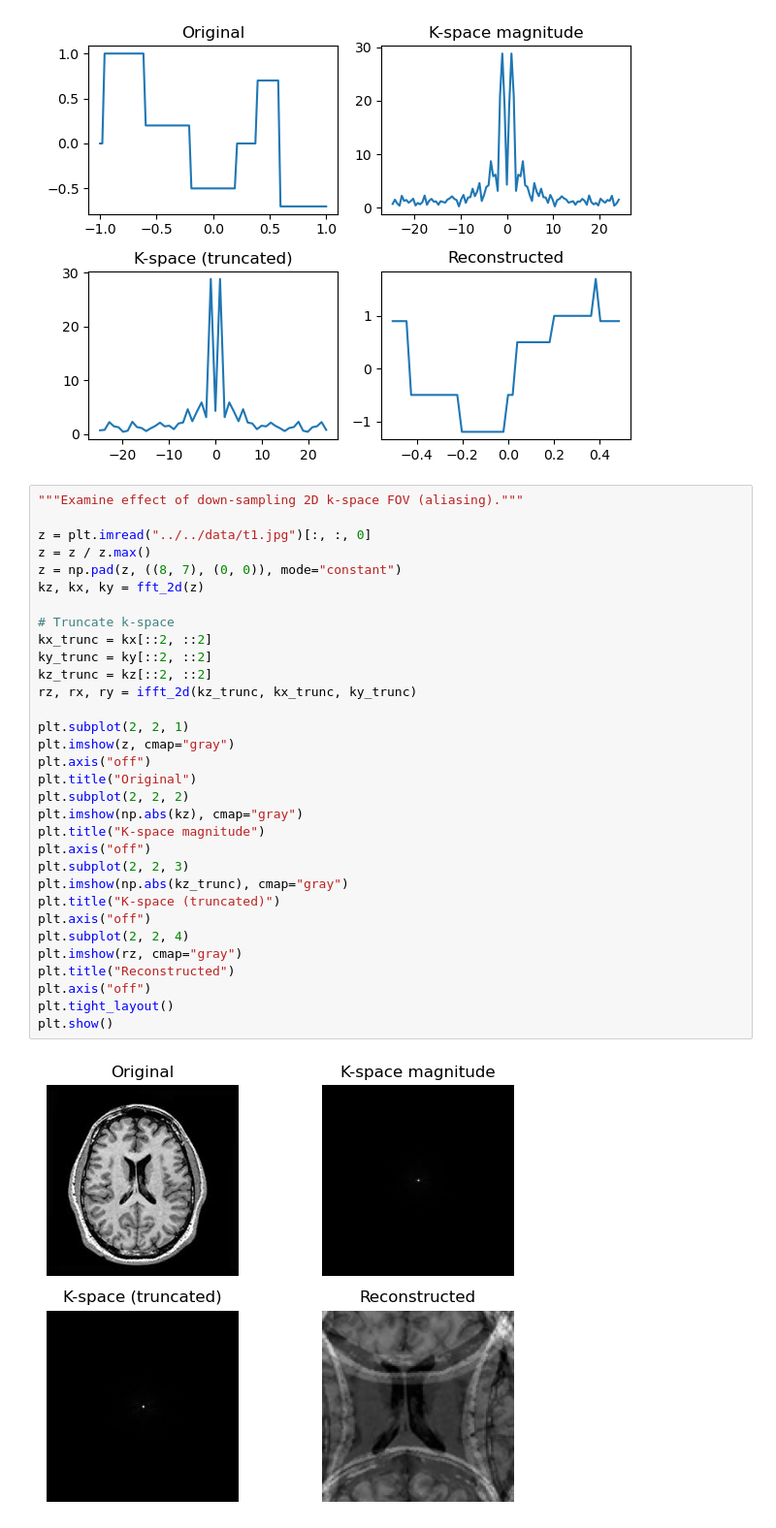
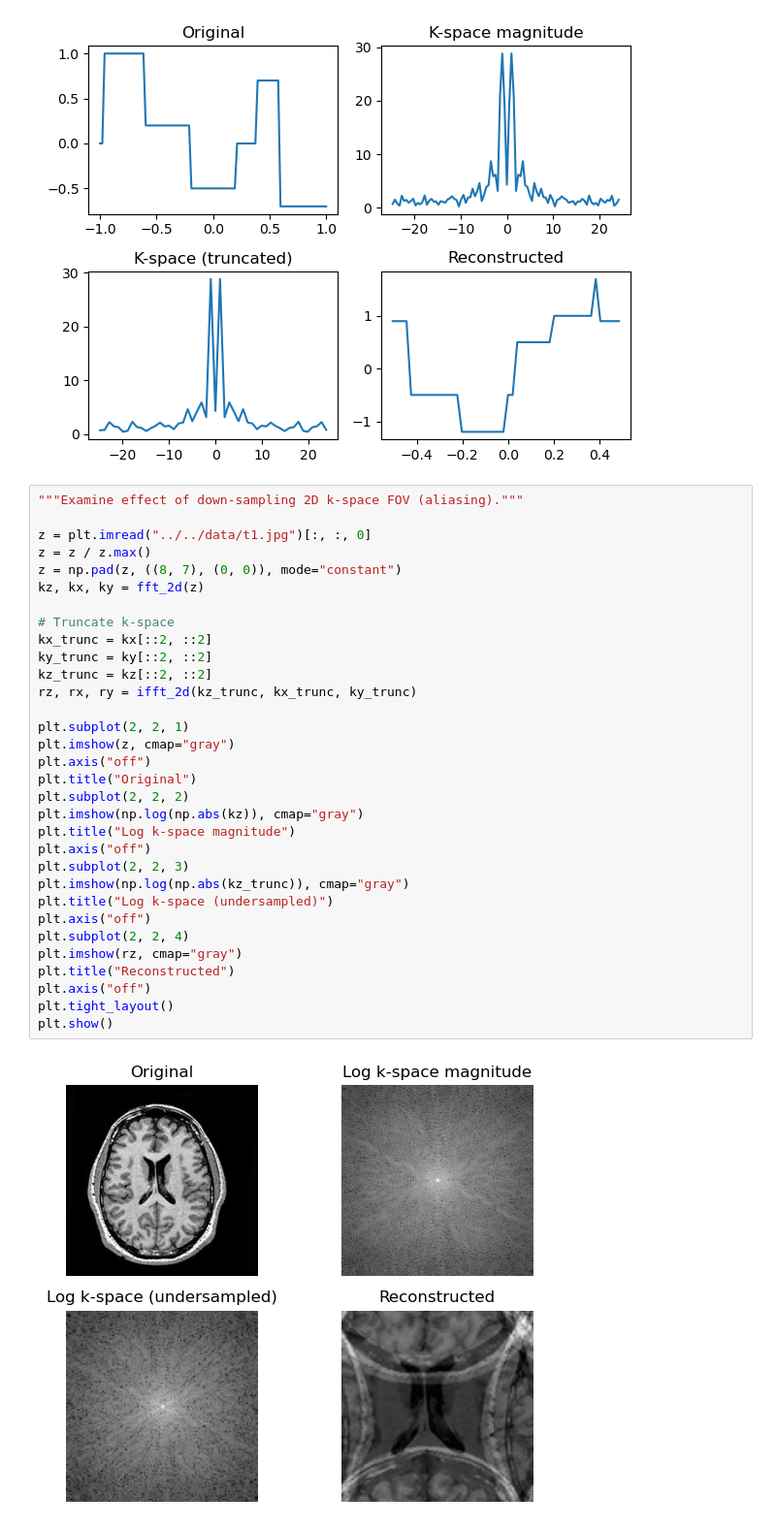
Before and after one commit to markpinnock/inverse-problems, a Jupyter notebook: notebooks/03_basics_mri/01_fft.ipynb, the cells around one changed output. Shown at 97% size. Drawn from its saved outputs; the diff is of its cells as text.

Commit message:
Use log for k-space vis

```diff
--- a/notebooks/03_basics_mri/01_fft.ipynb
+++ b/notebooks/03_basics_mri/01_fft.ipynb
@@ -175,34 +175,34 @@ plt.show()
 # %%
 """Examine effect of down-sampling 2D k-space FOV (aliasing)."""
 
 z = plt.imread("../../data/t1.jpg")[:, :, 0]
 z = z / z.max()
 z = np.pad(z, ((8, 7), (0, 0)), mode="constant")
 kz, kx, ky = fft_2d(z)
 
 # Truncate k-space
 kx_trunc = kx[::2, ::2]
 ky_trunc = ky[::2, ::2]
 kz_trunc = kz[::2, ::2]
 rz, rx, ry = ifft_2d(kz_trunc, kx_trunc, ky_trunc)
 
 plt.subplot(2, 2, 1)
 plt.imshow(z, cmap="gray")
 plt.axis("off")
 plt.title("Original")
 plt.subplot(2, 2, 2)
-plt.imshow(np.abs(kz), cmap="gray")
-plt.title("K-space magnitude")
+plt.imshow(np.log(np.abs(kz)), cmap="gray")
+plt.title("Log k-space magnitude")
 plt.axis("off")
 plt.subplot(2, 2, 3)
-plt.imshow(np.abs(kz_trunc), cmap="gray")
-plt.title("K-space (truncated)")
+plt.imshow(np.log(np.abs(kz_trunc)), cmap="gray")
+plt.title("Log k-space (undersampled)")
 plt.axis("off")
 plt.subplot(2, 2, 4)
 plt.imshow(rz, cmap="gray")
 plt.title("Reconstructed")
 plt.axis("off")
 plt.tight_layout()
 plt.show()
 # %% [output]
-[figure, old version]
+[figure, new version]
```
Also changed, not shown: parts of 1 cell of this notebook.
